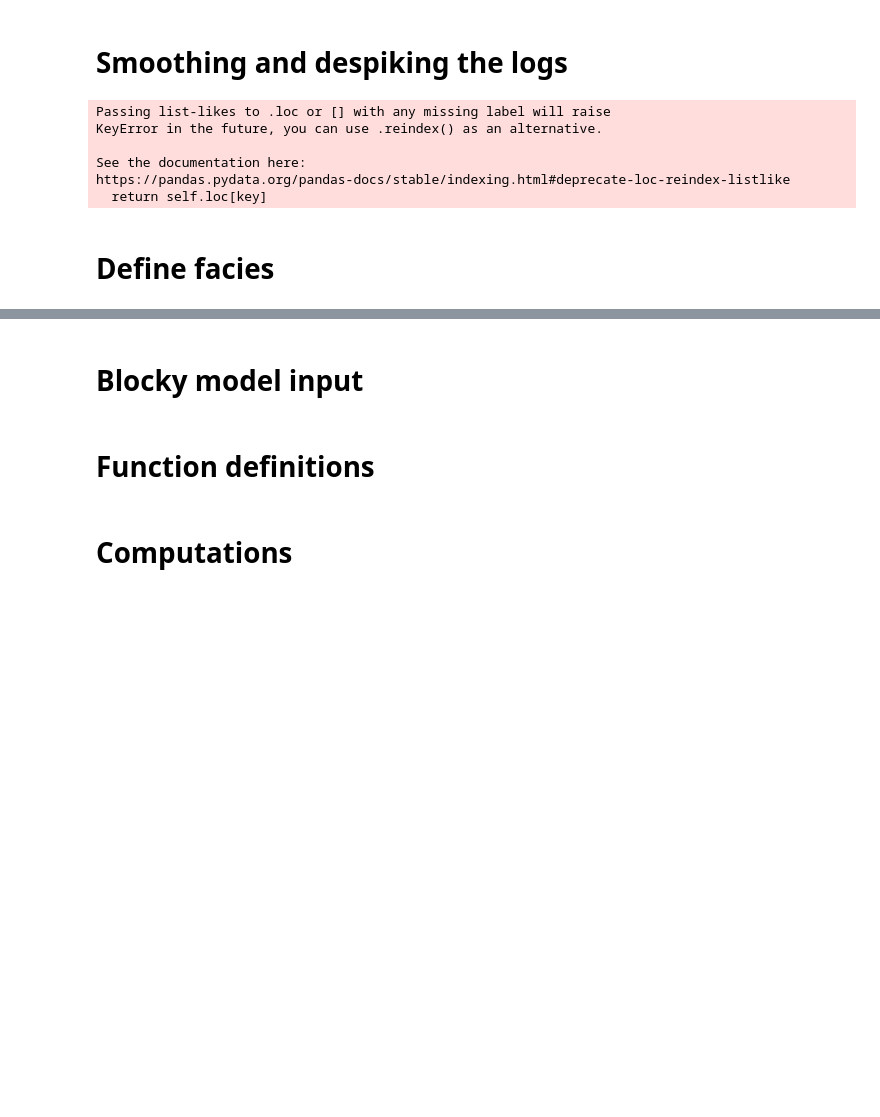
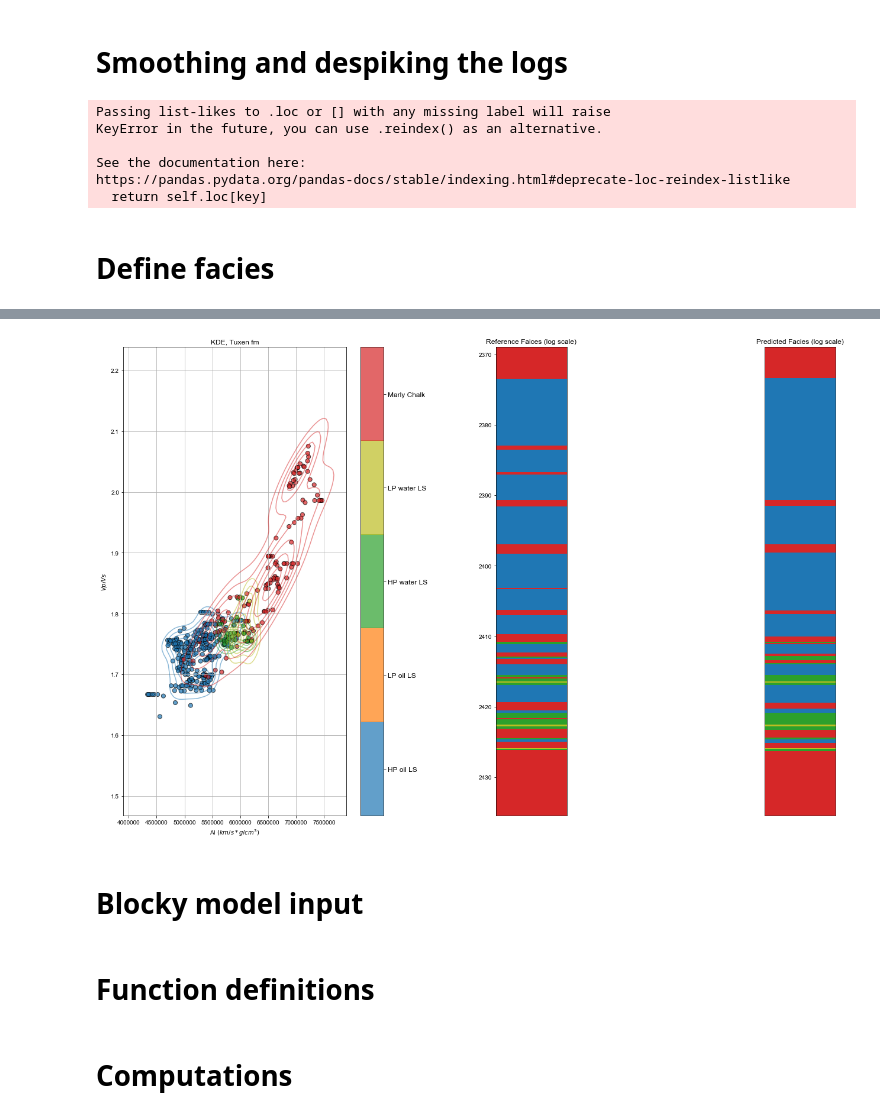
Before and after one commit to MadsLorentzen/geophysics_copenhagen, a Jupyter notebook: Mads/AVO_Prestack_Synth_BO2.ipynb, the cells around one changed output, grey strips where cells are left out. Saved outputs shown, nothing was run; the diff lists cells and outputs as text; code cells hidden in the pictures; blank space fills up the shorter version.

Commit message:
Update of files
Added Bayesian lithoclass for BO2, IF rock physics model has been corrected for BO2 and JUDE

```diff
--- a/Mads/AVO_Prestack_Synth_BO2.ipynb
+++ b/Mads/AVO_Prestack_Synth_BO2.ipynb
@@ -251,0 +261,94 @@ See the caveats in the documentation: http://pandas.pydata.org/pandas-docs/stabl
+# %%
+import scipy.stats as st
+import matplotlib as mpl
+import matplotlib.colors as colors
+
+resSec = bo2[(bo2['DEPTH'] >= float(top_tuxen)-5) & (bo2['DEPTH'] < float(top_valhall)+5)]
+
+shale_cutoff = 0.1
+phi_cutoff = 0.2
+sw_cutoff = 0.6
+
+hp_ol = ((resSec.VSHALE < shale_cutoff) & (resSec.PHIE >= phi_cutoff) & resSec.SW_CRETSYS <= sw_cutoff)   # 'High porosity oil limestone'
+lp_ol = ((resSec.VSHALE < shale_cutoff) & (resSec.PHIE < phi_cutoff) & (resSec.SW_CRETSYS <= sw_cutoff))   # 'Low porosity oil limestone'
+hp_wl = ((resSec.VSHALE < shale_cutoff) & (resSec.PHIE >= phi_cutoff) & (resSec.SW_CRETSYS > sw_cutoff))   # 'High porosity water limestone'
+lp_wl = ((resSec.VSHALE < shale_cutoff) & (resSec.PHIE < phi_cutoff) & (resSec.SW_CRETSYS > sw_cutoff))    # 'Low porosity water limestone'
+marl_chalk =resSec.VSHALE >= 0.1                                                           # 'Marly Chalk'
+
+ccc = np.array(['tab:blue','tab:orange','tab:green','tab:olive','tab:red',])
+cmap_facies = colors.ListedColormap(ccc[0:len(ccc)], 'indexed')
+lith_var = ['HP oil LS', 'LP oil LS', 'HP water LS', 'LP water LS', 'Marly Chalk']
+
+lfc = np.zeros(np.shape(resSec.VSHALE))
+lfc[hp_ol.values] = 0
+lfc[lp_ol.values] = 1
+lfc[hp_wl.values] = 2
+lfc[lp_wl.values] = 3
+lfc[marl_chalk.values] = 4
+
+dmap = {0:'High porosity oil limestone',1:'Low porosity oil limestone',2:'High porosity water limestone', 3:'Low porosity water limestone',4:'Marly Chalk'}
+resSec['LFC'] = lfc #adding index to the dataframe
+resSec['LFC_names'] = resSec['LFC'].map(dmap)
+
+## Bayesian LFC prediction
+from sklearn.discriminant_analysis import QuadraticDiscriminantAnalysis
+
+y = resSec.LFC
+X = np.array([resSec.PHIE, resSec.VSHALE,resSec.SW_CRETSYS]).T
+clf = QuadraticDiscriminantAnalysis()
+clf.fit(X, y)
+newlith = clf.predict(X)
+newlith = np.expand_dims(newlith, axis=1)
+
+
+f, (ax) = plt.subplots( 1,3, sharex= False ,sharey=False, figsize=(20,12))
+
+#################################################
+
+lfc_plotarr = np.transpose(np.array([resSec.LFC.values]))
+ax[1].set_adjustable('box'), ax[2].set_adjustable('box')
+
+ax[1].imshow(lfc_plotarr, interpolation='none', aspect=0.1, cmap=cmap_facies, extent=[0,1, resSec.DEPTH.max(),resSec.DEPTH.min()])
+ax[1].set_xticks([])
+ax[2].imshow(newlith, interpolation='none', aspect=0.1,cmap = cmap_facies, extent=[0,1,  resSec.DEPTH.max(),resSec.DEPTH.min()])
+ax[2].set_xticks([]); ax[2].set_yticks([]);
+ax[1].set_title('Reference Faices (log scale)'), ax[2].set_title('Predicted Facies (log scale)')
+
+####################################################
+
+par1 = resSec.AI
+par2 = resSec.PS
+par3 = newlith
+im1 = ax[0].scatter(par1, par2,  s = 50, c=par3[:,0], marker='o', edgecolors='k',alpha=0.7,cmap=cmap_facies,vmin=0, vmax=4)
+ax[0].set_xlabel(r'AI $(km/s * g/cm^3)$')
+ax[0].set_ylabel(r'$Vp/Vs$')
+ax[0].grid()
+#ax[0].set_aspect(0.01)
+ax[0].set_title('KDE, Tuxen fm')
+extra_gridx = par1.min()/10 # Defined for extra space for the density estimations (avoiding discontinuities)
+extra_gridy = par2.min()/10 # Defined for extra space for the density estimations (avoiding discontinuities)
+
+
+## Colour bar setup
+cbar = fig.colorbar(im1, ax=ax[0])
+n_clusters = 5
+cbar.ax.tick_params(labelsize=12)
+ticks_locs = (np.arange(n_clusters) + 0.5)*(n_clusters-1)/n_clusters
+cbar.set_ticks(ticks_locs)
+cbar.ax.set_yticklabels(lith_var)
+
+xx, yy = np.mgrid[par1.min()-extra_gridx:par1.max()+extra_gridx:100j, par2.min()-extra_gridy:par2.max()+extra_gridy:100j]
+for i in range(5):
+    ind_ = np.where(par3[:,0]==i)
+    if ind_[0].size == 0:
+        continue
+    x = np.asarray(par1)[ind_]
+    y = np.asarray(par2)[ind_]
+    positions = np.vstack([xx.ravel(), yy.ravel()])
+    values = np.vstack([x, y])
+    kernel = st.gaussian_kde(values)
+    f = np.reshape(kernel(positions).T, xx.shape)
+    cset = ax[0].contour(xx, yy, f, colors = ccc[i], alpha = 0.5)
+
+plt.tight_layout()
+# %% [output]
@@ -252,3 +363,4 @@ See the caveats in the documentation: http://pandas.pydata.org/pandas-docs/stabl
+[figure, added]
 # %% [markdown]
 # Blocky model input
 # %%
```
Also changed, not shown: parts of 9 cells of this notebook, 2 other files.
